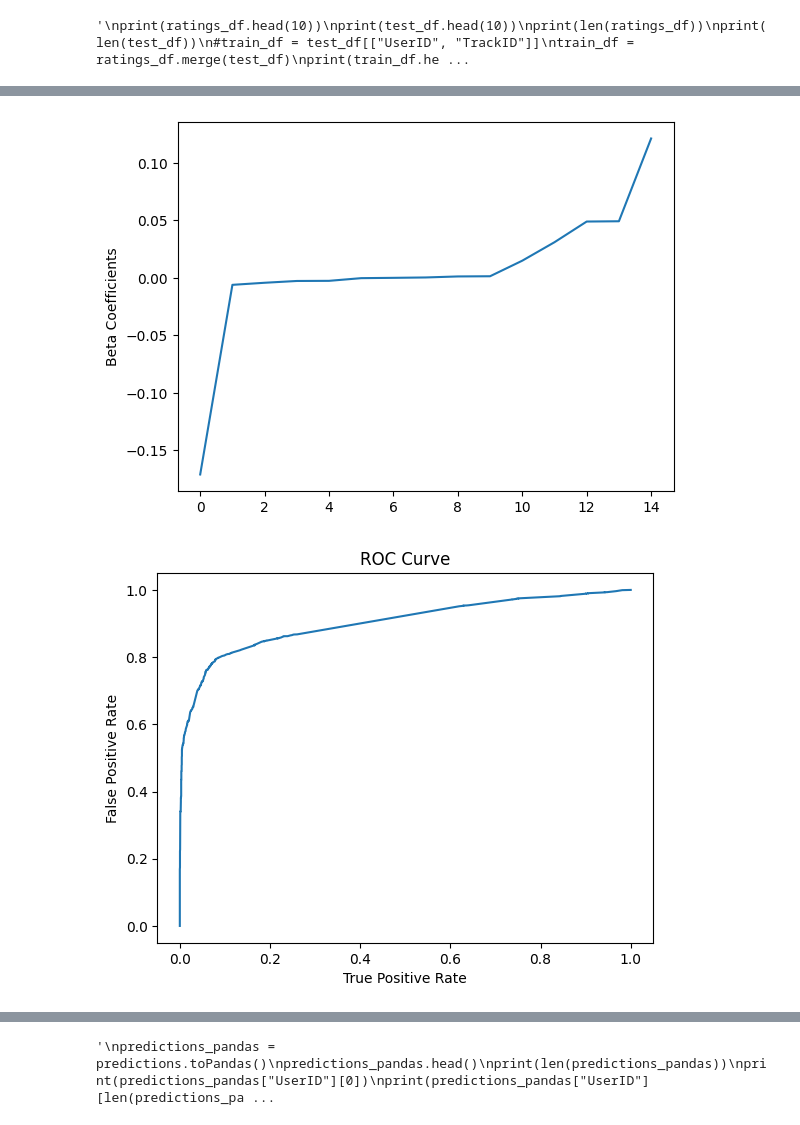
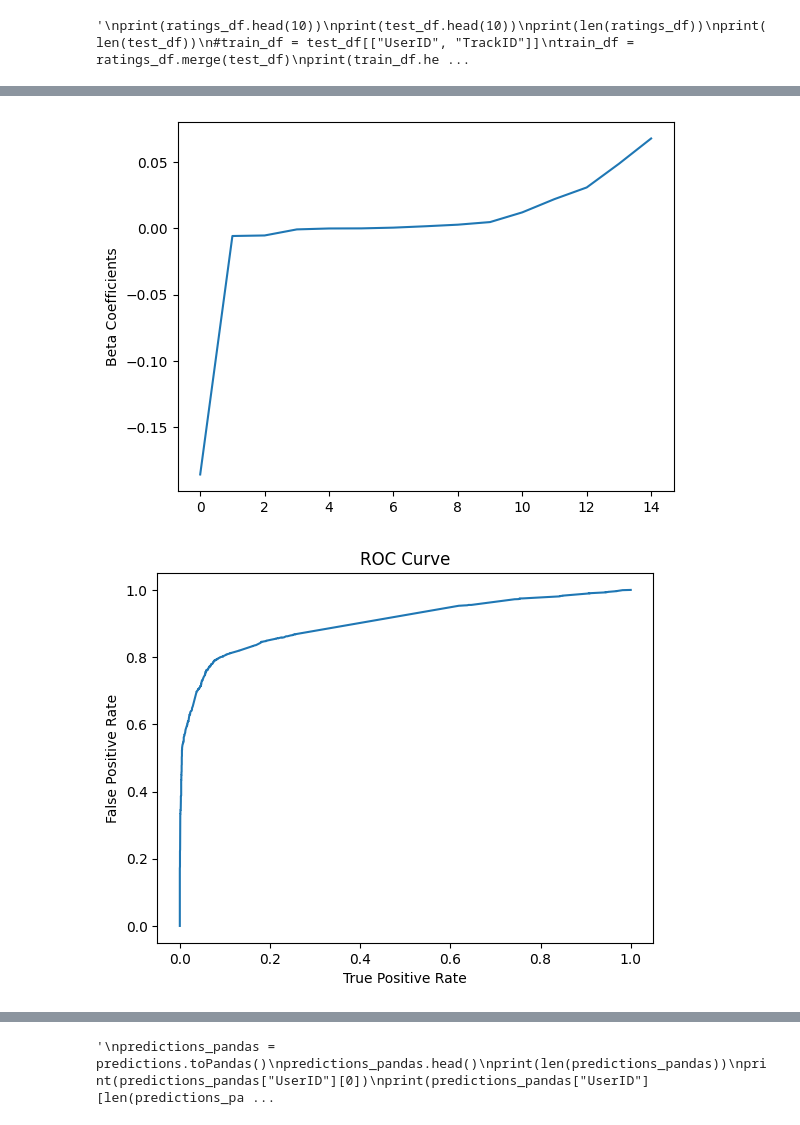
Before and after one commit to Greensweight/Music-Recommender, a Jupyter notebook: AAI627HW9.ipynb, the cells around one changed output, grey strips where cells are left out. Saved outputs shown, nothing was run; the diff lists cells and outputs as text; code cells hidden in the pictures.

```diff
--- a/AAI627HW9.ipynb
+++ b/AAI627HW9.ipynb
@@ -166,38 +154,44 @@ only showing top 20 rows
 # %%
 #Logistic Regression
 iter = 10
-lr = LogisticRegression(featuresCol = "Features", labelCol = "Rating", maxIter=iter)
+reg = 0.0
+aggregation = 5
+standardize = True
+elastic = 1
+family = "auto"
+fitIntercept = True
+lr = LogisticRegression(featuresCol = "Features", labelCol = "Rating", maxIter=iter, regParam = reg, aggregationDepth = aggregation, standardization = standardize, elasticNetParam = elastic, family = family, fitIntercept = fitIntercept)
 lrModel = lr.fit(sub_train_df)
 beta = np.sort(lrModel.coefficients)
 plt.plot(beta)
 plt.ylabel("Beta Coefficients")
 plt.show()
 trainingSummary = lrModel.summary
 roc = trainingSummary.roc.toPandas()
 plt.plot(roc["FPR"],roc["TPR"])
 plt.ylabel("False Positive Rate")
 plt.xlabel("True Positive Rate")
 plt.title("ROC Curve")
 plt.show()
 print("Training set areaUnderROC: " + str(trainingSummary.areaUnderROC))
 predictions = lrModel.transform(sub_test_df)
 predictions.show(10)
 predictions.count()
-#evaluator = BinaryClassificationEvaluator()
-#print("Test Area Under ROC", evaluator.evaluate(predictions))
+evaluator = BinaryClassificationEvaluator(rawPredictionCol="rawPrediction", labelCol="prediction")
+print("Test Area Under ROC", evaluator.evaluate(predictions))
 
 predictions_pandas = predictions.toPandas()
 kaggle_output = 'myprediction1_kaggle_lr.csv'
 fOut_submission = open(kaggle_output, 'w')
 csv_writer = csv.writer(fOut_submission)
 header_submission = ["TrackID", "Predictor"]
 csv_writer.writerow(header_submission)
 for i in range(len(predictions_pandas)):
     csv_writer.writerow([f"{predictions_pandas['UserID'][i]}_{predictions_pandas['TrackID'][i]}", int(predictions_pandas["prediction"][i])])
 fOut_submission.close()
 
-!kaggle competitions submit -c aai627-spring2024 -f myprediction1_kaggle_lr.csv -m "Logistic Regression Predictions maxIter = $iter"
+!kaggle competitions submit -c aai627-spring2024 -f myprediction1_kaggle_lr.csv -m "Logistic Regression Predictions maxIter = $iter, regParam = $reg, aggregationDepth = $aggregation, standardization = $standardize, elasticNetParam = $elastic, family = $family, fitIntercept = $fitIntercept"
 !kaggle competitions submissions -c aai627-spring2024
 # %% [output]
-[figure, old version]
+[figure, new version]
 [figure]
```
Also changed, not shown: parts of 6 cells of this notebook.
